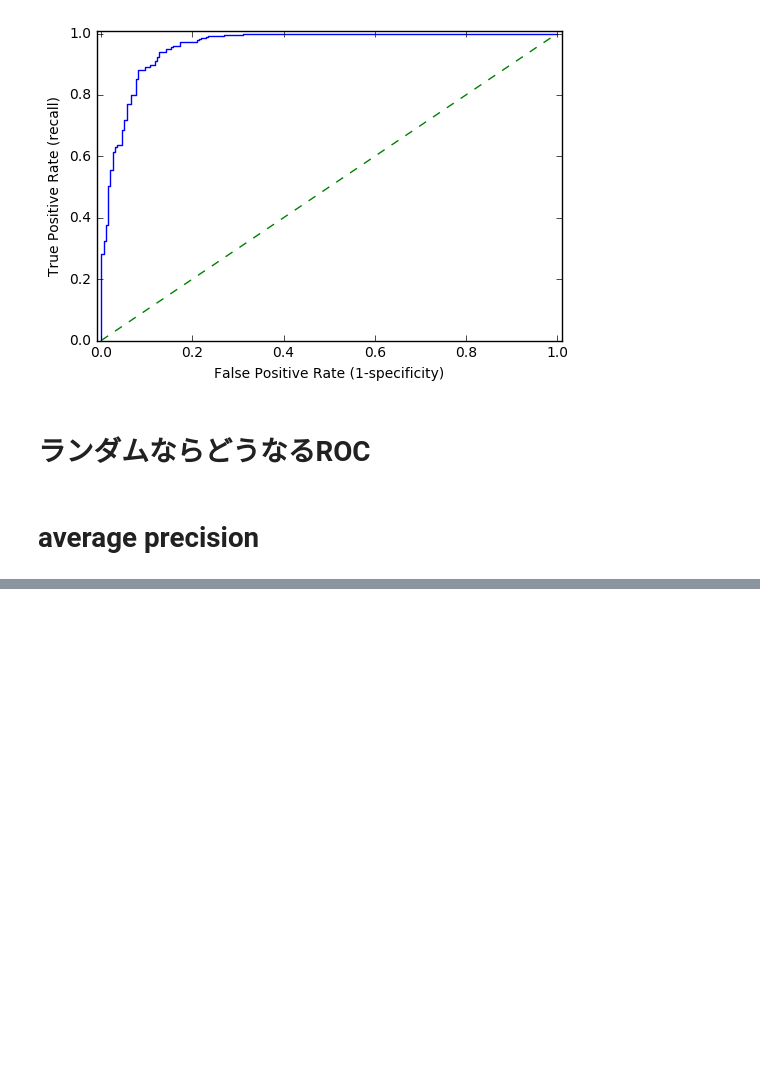
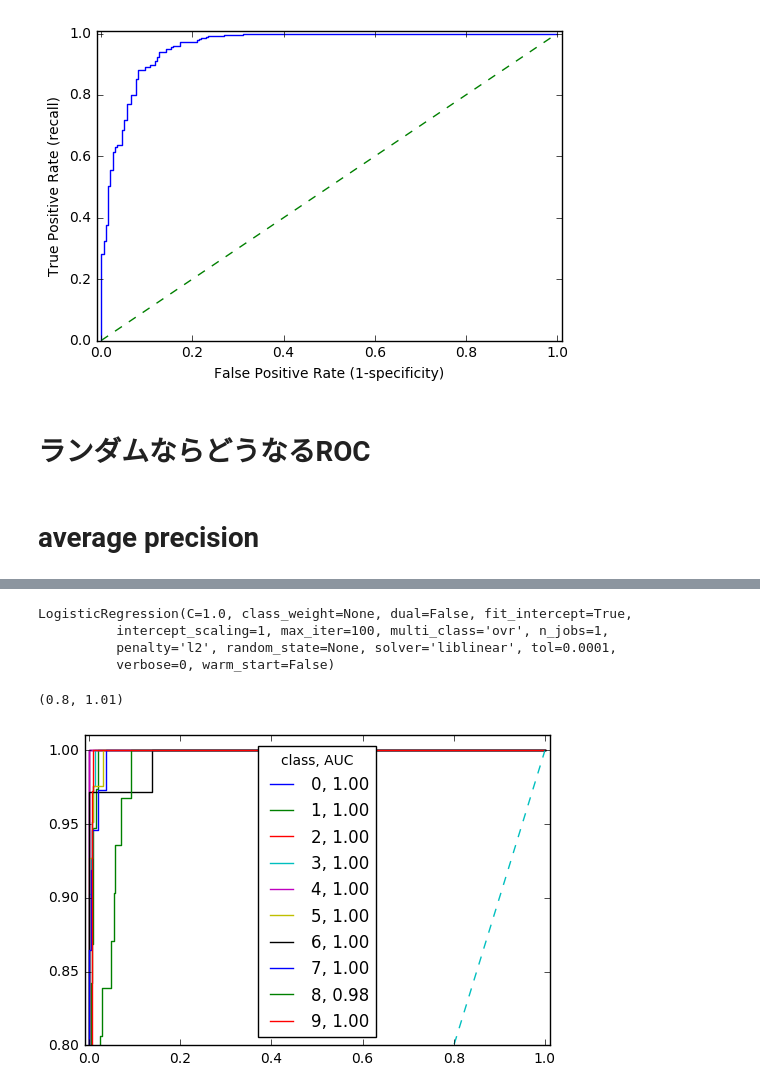
Before and after one commit to ken-nakano/training, a Jupyter notebook: web/udemy/Pythonで機械学習：scikit-learnで学ぶ識別入門/Section6.ipynb, the cells around one changed output, grey strips where cells are left out. Saved outputs shown, nothing was run; the diff lists cells and outputs as text; code cells hidden in the pictures; blank space fills up the shorter version.

```diff
--- a/web/udemy/Pythonで機械学習：scikit-learnで学ぶ識別入門/Section6.ipynb
+++ b/web/udemy/Pythonで機械学習：scikit-learnで学ぶ識別入門/Section6.ipynb
@@ -498,0 +509,27 @@ AUC = 0.9600858636137382
+# %%
+from sklearn.cross_validation import train_test_split
+X_train, X_test, y_train, y_test = train_test_split(X, y, train_size=0.8)
+# %%
+from sklearn.linear_model import LogisticRegression
+clf = LogisticRegression()
+# %%
+clf.fit(X_train, y_train)
+# %% [output]
+LogisticRegression(C=1.0, class_weight=None, dual=False, fit_intercept=True,
+          intercept_scaling=1, max_iter=100, multi_class='ovr', n_jobs=1,
+          penalty='l2', random_state=None, solver='liblinear', tol=0.0001,
+          verbose=0, warm_start=False)
+# %%
+test_score = clf.decision_function(X_test)
+# %%
+for i in range(10):
+    fpr, tpr, _ = roc_curve((y_test == i).astype(int), test_score[:, i])
+    plt.plot(fpr, tpr, label="{0}, {1:.2f}".format(i, auc(fpr, tpr)))
+
+plt.plot([0,1], [0,1], linestyle='--')
+plt.legend(loc="best", title="class, AUC")
+plt.xlim([-0.01, 1.01])
+plt.ylim([0.8, 1.01])
+# %% [output]
+(0.8, 1.01)
+[figure, added]
```
Also changed, not shown: parts of 3 cells of this notebook.
